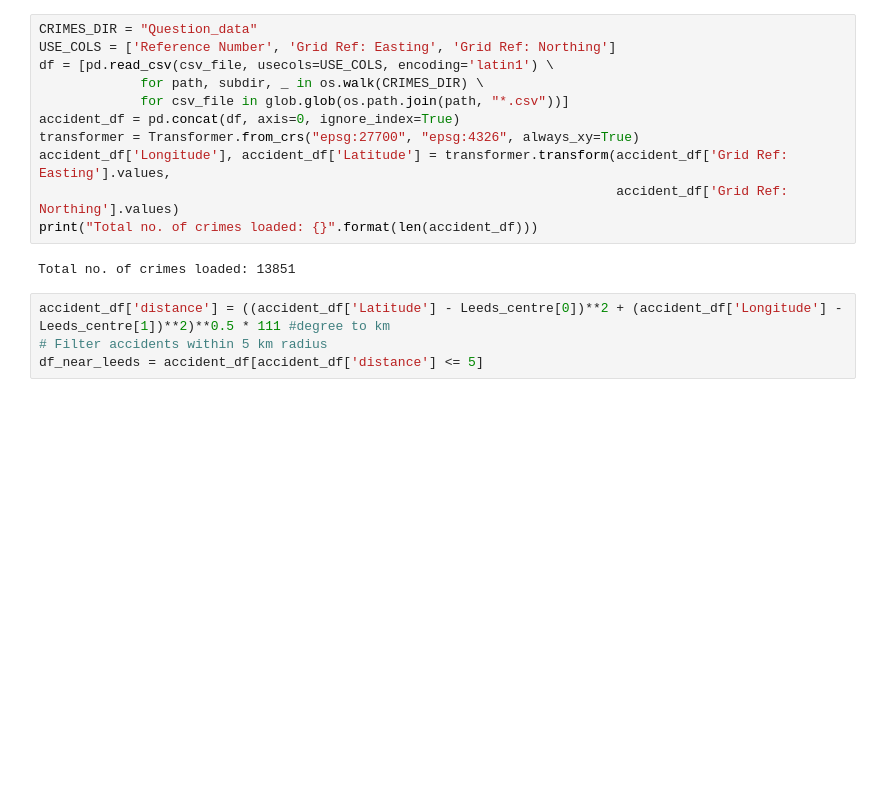
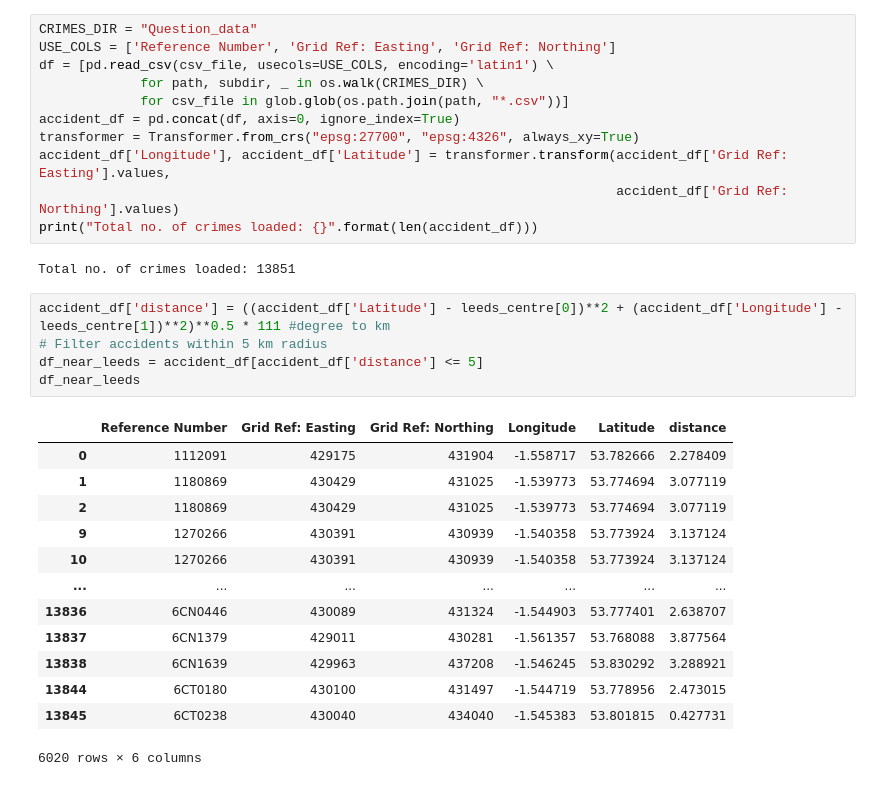
Before and after one commit to RichardGubijev/NDACW2, a Jupyter notebook: TaskA/TaskA.ipynb, the cells around one changed output. Cells and saved outputs as stored; diff of their text form; blank space fills up the shorter version.

```diff
--- a/TaskA/TaskA.ipynb
+++ b/TaskA/TaskA.ipynb
@@ -123,9 +139,24 @@ print("Total no. of crimes loaded: {}".format(len(accident_df)))
 # %% [output]
 Total no. of crimes loaded: 13851
 # %%
-accident_df['distance'] = ((accident_df['Latitude'] - Leeds_centre[0])**2 + (accident_df['Longitude'] - Leeds_centre[1])**2)**0.5 * 111 #degree to km
+accident_df['distance'] = ((accident_df['Latitude'] - leeds_centre[0])**2 + (accident_df['Longitude'] - leeds_centre[1])**2)**0.5 * 111 #degree to km
 # Filter accidents within 5 km radius
 df_near_leeds = accident_df[accident_df['distance'] <= 5]
+df_near_leeds
+# %% [output]
+|  | Reference Number | Grid Ref: Easting | Grid Ref: Northing | Longitude | Latitude | distance |
+| 0 | 1112091 | 429175 | 431904 | -1.558717 | 53.782666 | 2.278409 |
+| 1 | 1180869 | 430429 | 431025 | -1.539773 | 53.774694 | 3.077119 |
+| 2 | 1180869 | 430429 | 431025 | -1.539773 | 53.774694 | 3.077119 |
+| 9 | 1270266 | 430391 | 430939 | -1.540358 | 53.773924 | 3.137124 |
+| 10 | 1270266 | 430391 | 430939 | -1.540358 | 53.773924 | 3.137124 |
+| ... | ... | ... | ... | ... | ... | ... |
+| 13836 | 6CN0446 | 430089 | 431324 | -1.544903 | 53.777401 | 2.638707 |
+| 13837 | 6CN1379 | 429011 | 430281 | -1.561357 | 53.768088 | 3.877564 |
+| 13838 | 6CN1639 | 429963 | 437208 | -1.546245 | 53.830292 | 3.288921 |
+| 13844 | 6CT0180 | 430100 | 431497 | -1.544719 | 53.778956 | 2.473015 |
+| 13845 | 6CT0238 | 430040 | 434040 | -1.545383 | 53.801815 | 0.427731 |
+6020 rows × 6 columns
 # %%
 from sklearn.cluster import DBSCAN
 
```
Also changed, not shown: parts of 17 cells of this notebook, 2 other files.
